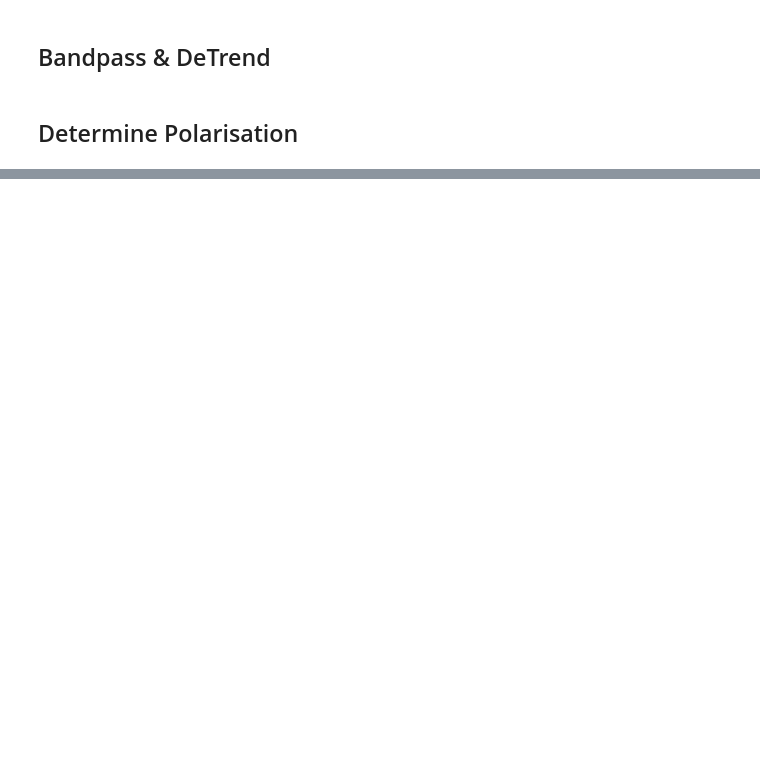
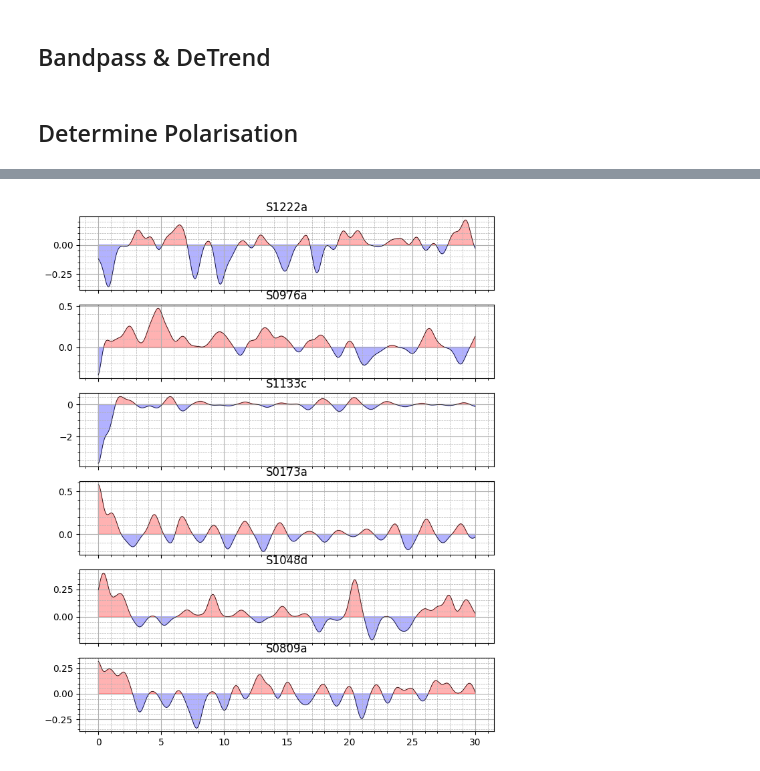
Before and after one commit to t0mmyt/insight-notebooks, a Jupyter notebook: notebooks/polarisation.ipynb, the cells around one changed output, grey strips where cells are left out. Saved outputs shown, nothing was run; the diff lists cells and outputs as text; code cells hidden in the pictures; blank space fills up the shorter version.

```diff
--- a/notebooks/polarisation.ipynb
+++ b/notebooks/polarisation.ipynb
@@ -108,0 +72,27 @@ events
+# %%
+prfs = {}
+f0 = 2.0
+itmax = 400
+minderr = 0.001
+
+for evt in events.index:
+    prfs[evt] = RFTrace.deconvolute(
+        st_zrt[evt][1], st_zrt[evt][2], method='iter',
+        tshift=before, f0=f0, itmax=itmax,
+        minderr=minderr)
+# %%
+fig, axs = plt.subplots(len(events), 1, figsize=(8, 10), dpi=100, sharex=True)
+# axs[0].set_ylim(-1, 1)
+# axs[0].imshow(img, extent=(0, 25, -1, 1), aspect="auto")
+
+i = 0
+for evt in events.index:
+    ax = axs[i]
+    ax.set_title(evt)
+    ax.grid(which="major")
+    ax.grid(which="minor", linestyle="--", linewidth=.5)
+    ax.minorticks_on()
+    rf_plot(axs[i], prfs[evt])
+    i += 1
+# %% [output]
+[figure, added]
```
Also changed, not shown: parts of 10 cells of this notebook, 1 other file.
